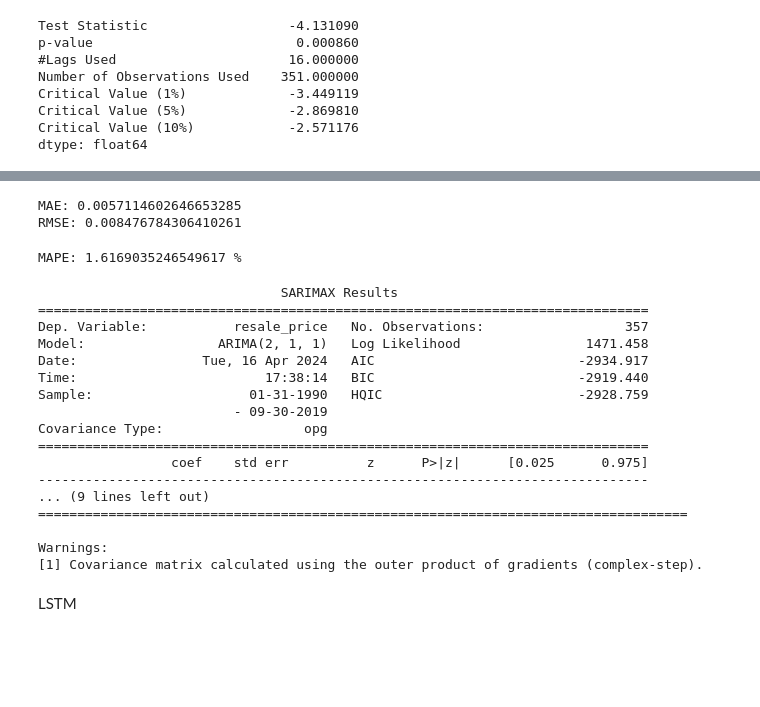
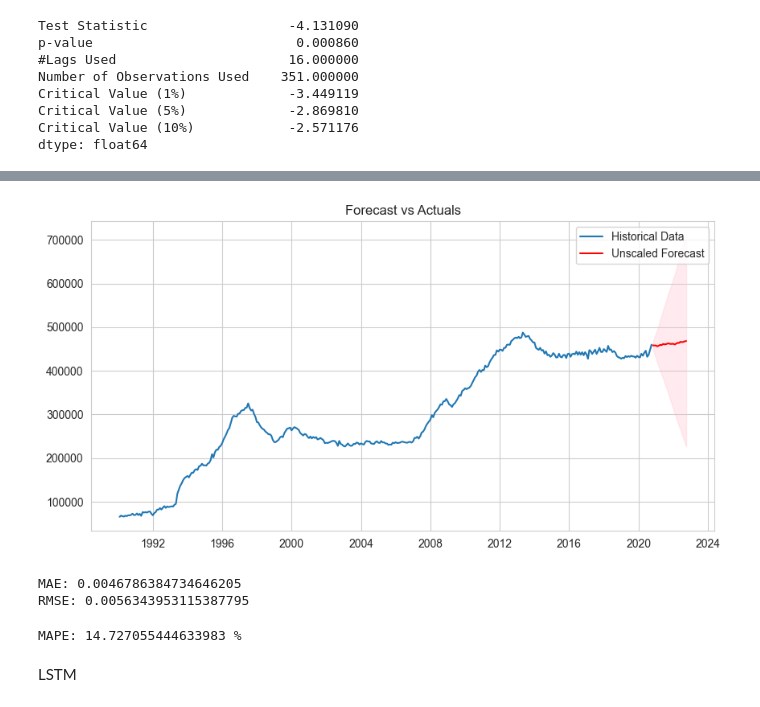
Before and after one commit to Gellstan/Singapore-House-Resale-Price-Prediction, a Jupyter notebook: main/FYP-updated.ipynb, the cells around one changed output, grey strips where cells are left out. Saved outputs shown, nothing was run; the diff lists cells and outputs as text; code cells hidden in the pictures; blank space fills up the shorter version.

```diff
--- a/main/FYP-updated.ipynb
+++ b/main/FYP-updated.ipynb
@@ -712,5 +612,0 @@ Maximum Likelihood optimization failed to converge. Check mle_retvals
-# %%
-# Forecast the next 12 months
-forecast = best_results.get_forecast(steps=12)
-forecast_mean = forecast.predicted_mean
-forecast_conf_int = forecast.conf_int()
@@ -781,9 +650,41 @@ plt.show()
+# %%
+reintegrated_conf_int_lower = np.cumsum(np.insert(conf_int[:, 0], 0, last_known_value))[-n_periods:]
+reintegrated_conf_int_upper = np.cumsum(np.insert(conf_int[:, 1], 0, last_known_value))[-n_periods:]
+
+reintegrated_conf_int_lower_reshaped = reintegrated_conf_int_lower.reshape(-1, 1)
+reintegrated_conf_int_upper_reshaped = reintegrated_conf_int_upper.reshape(-1, 1)
+
+unscaled_conf_int_lower = minmax_scaler.inverse_transform(reintegrated_conf_int_lower_reshaped)
+unscaled_conf_int_upper = minmax_scaler.inverse_transform(reintegrated_conf_int_upper_reshaped)
+# %%
+monthly_data_reshape = monthly_data.values.reshape(-1, 1)
+monthly_data_unscale = minmax_scaler.inverse_transform(monthly_data_reshape)
+monthly_data_pd = pd.Series(monthly_data_unscale.flatten(), index=monthly_data.index)
+# %%
+# Plot the forecast alongside historical data with unscaled confidence intervals
+plt.figure(figsize=(10, 5))
+
+# Ensure 'historical_data' is your unscaled and non-differenced original data series
+plt.plot(monthly_data_pd.index, monthly_data_pd.values, label='Historical Data')
+
+# Plot the unscaled forecasted data
+plt.plot(pd.date_range(start=monthly_data_pd.index[-1], periods=n_periods+1, freq='M')[1:], unscaled_forecast.flatten(), label='Unscaled Forecast', color='red')
+
+# Fill between the unscaled confidence intervals
+plt.fill_between(pd.date_range(start=monthly_data_pd.index[-1], periods=n_periods+1, freq='M')[1:], unscaled_conf_int_lower.flatten(), unscaled_conf_int_upper.flatten(), color='pink', alpha=0.3)
+
+# Include additional plot formatting as needed
+plt.title('Forecast vs Actuals')
+plt.legend()
+plt.show()
+# %% [output]
+[figure, added]
 # %%
 from sklearn.metrics import mean_squared_error, mean_absolute_error
 import numpy as np
 
 actual = test_data
-predicted = forecast_mean[:12]
+predicted = forecast[:12]
 
 mae = mean_absolute_error(actual, predicted)
 rmse = np.sqrt(mean_squared_error(actual, predicted))
@@ -792,8 +693,8 @@ mape = np.mean(np.abs((actual - predicted) / actual)) * 100
 print(f'MAE: {mae}')
 print(f'RMSE: {rmse}')
 # %% [output]
-MAE: 0.0057114602646653285
-RMSE: 0.008476784306410261
+MAE: 0.0046786384734646205
+RMSE: 0.0056343953115387795
 # %%
 y_true = actual
 y_pred = predicted
@@ -806,32 +707,11 @@ def mean_absolute_percentage_error(y_true, y_pred):
     return (np.fabs(y_true - y_pred) / y_true)[mask].mean() * 100
 
 # Calculate MAPE using the function
-mape = mean_absolute_percentage_error(test_data, forecast_mean[:12])
+mape = mean_absolute_percentage_error(test_data, forecast[:12])
 
 print(f'MAPE: {mape} %')
 # %% [output]
-MAPE: 1.6169035246549617 %
+MAPE: 14.727055444633983 %
-# %%
-arima_model_summary = best_results.summary()
-print(arima_model_summary)
-# %% [output]
-                               SARIMAX Results
-==============================================================================
-Dep. Variable:           resale_price   No. Observations:                  357
-Model:                 ARIMA(2, 1, 1)   Log Likelihood                1471.458
-Date:                Tue, 16 Apr 2024   AIC                          -2934.917
-Time:                        17:38:14   BIC                          -2919.440
-Sample:                    01-31-1990   HQIC                         -2928.759
-                         - 09-30-2019
-Covariance Type:                  opg
-==============================================================================
-                 coef    std err          z      P>|z|      [0.025      0.975]
-------------------------------------------------------------------------------
-... (9 lines left out)
-===================================================================================
-
-Warnings:
-[1] Covariance matrix calculated using the outer product of gradients (complex-step).
 # %%
 import pickle
 
```
Also changed, not shown: parts of 10 cells of this notebook, 1 other file.
